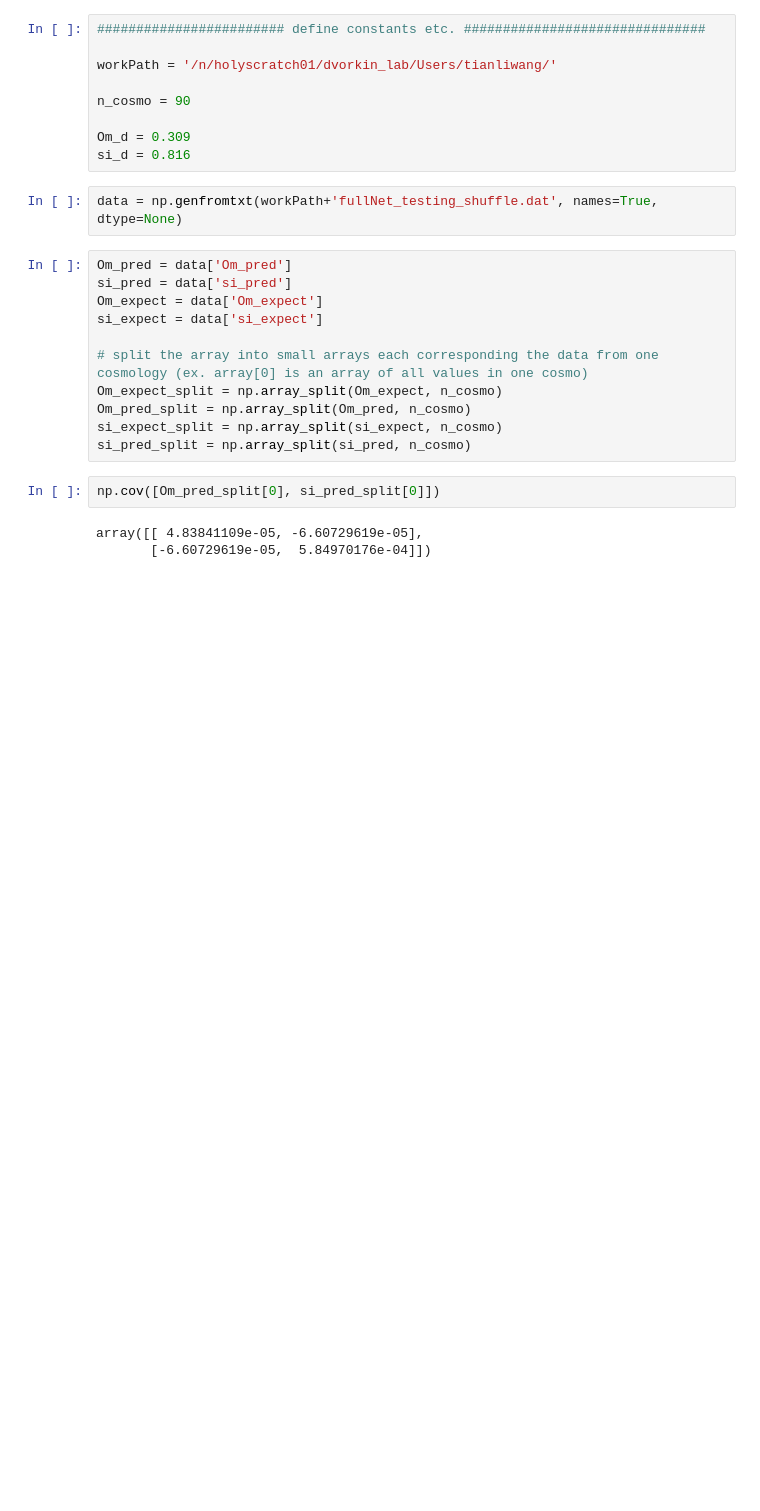
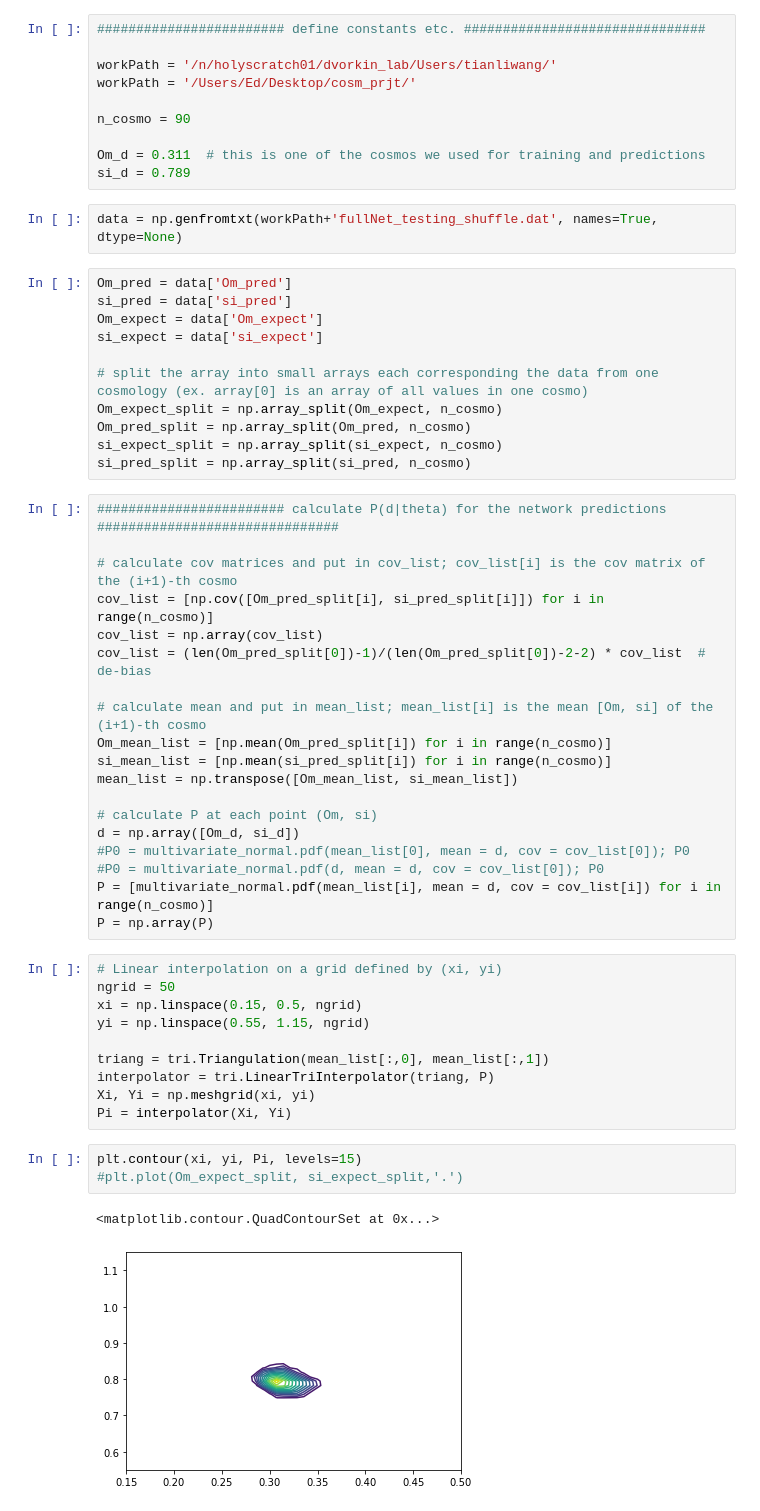
Before and after one commit to tianliwng/CNN-plus-weak-lensing, a Jupyter notebook: likelihood_CNN.ipynb, the cells around one changed output. Drawn from its saved outputs; the diff is of its cells as text; blank space fills up the shorter version.

Commit message:
added code to calculate P for the network predictions in likelihood_CNN.ipynb

```diff
--- a/likelihood_CNN.ipynb
+++ b/likelihood_CNN.ipynb
@@ -7,11 +8,12 @@ from scipy.stats import multivariate_normal
 ######################## define constants etc. ###############################
 
 workPath = '/n/holyscratch01/dvorkin_lab/Users/tianliwang/'
+workPath = '/Users/Ed/Desktop/cosm_prjt/'
 
 n_cosmo = 90
 
-Om_d = 0.309
-si_d = 0.816
+Om_d = 0.311  # this is one of the cosmos we used for training and predictions
+si_d = 0.789
 # %%
 data = np.genfromtxt(workPath+'fullNet_testing_shuffle.dat', names=True, dtype=None)
 # %%
@@ -25,8 +27,38 @@ Om_expect_split = np.array_split(Om_expect, n_cosmo)
 Om_pred_split = np.array_split(Om_pred, n_cosmo)
 si_expect_split = np.array_split(si_expect, n_cosmo)
 si_pred_split = np.array_split(si_pred, n_cosmo)
-# %%
-np.cov([Om_pred_split[0], si_pred_split[0]])
-# %% [output]
-array([[ 4.83841109e-05, -6.60729619e-05],
-       [-6.60729619e-05,  5.84970176e-04]])
+# %%
+######################## calculate P(d|theta) for the network predictions ###############################
+
+# calculate cov matrices and put in cov_list; cov_list[i] is the cov matrix of the (i+1)-th cosmo
+cov_list = [np.cov([Om_pred_split[i], si_pred_split[i]]) for i in range(n_cosmo)]
+cov_list = np.array(cov_list)
+cov_list = (len(Om_pred_split[0])-1)/(len(Om_pred_split[0])-2-2) * cov_list  # de-bias
+
+# calculate mean and put in mean_list; mean_list[i] is the mean [Om, si] of the (i+1)-th cosmo
+Om_mean_list = [np.mean(Om_pred_split[i]) for i in range(n_cosmo)]
+si_mean_list = [np.mean(si_pred_split[i]) for i in range(n_cosmo)]
+mean_list = np.transpose([Om_mean_list, si_mean_list])
+
+# calculate P at each point (Om, si)
+d = np.array([Om_d, si_d])
+#P0 = multivariate_normal.pdf(mean_list[0], mean = d, cov = cov_list[0]); P0
+#P0 = multivariate_normal.pdf(d, mean = d, cov = cov_list[0]); P0
+P = [multivariate_normal.pdf(mean_list[i], mean = d, cov = cov_list[i]) for i in range(n_cosmo)]
+P = np.array(P)
+# %%
+# Linear interpolation on a grid defined by (xi, yi)
+ngrid = 50
+xi = np.linspace(0.15, 0.5, ngrid)
+yi = np.linspace(0.55, 1.15, ngrid)
+
+triang = tri.Triangulation(mean_list[:,0], mean_list[:,1])
+interpolator = tri.LinearTriInterpolator(triang, P)
+Xi, Yi = np.meshgrid(xi, yi)
+Pi = interpolator(Xi, Yi)
+# %%
+plt.contour(xi, yi, Pi, levels=15)
+#plt.plot(Om_expect_split, si_expect_split,'.')
+# %% [output]
+<matplotlib.contour.QuadContourSet at 0x...>
+[figure, added]
```
Also changed, not shown: parts of 5 cells of this notebook.
